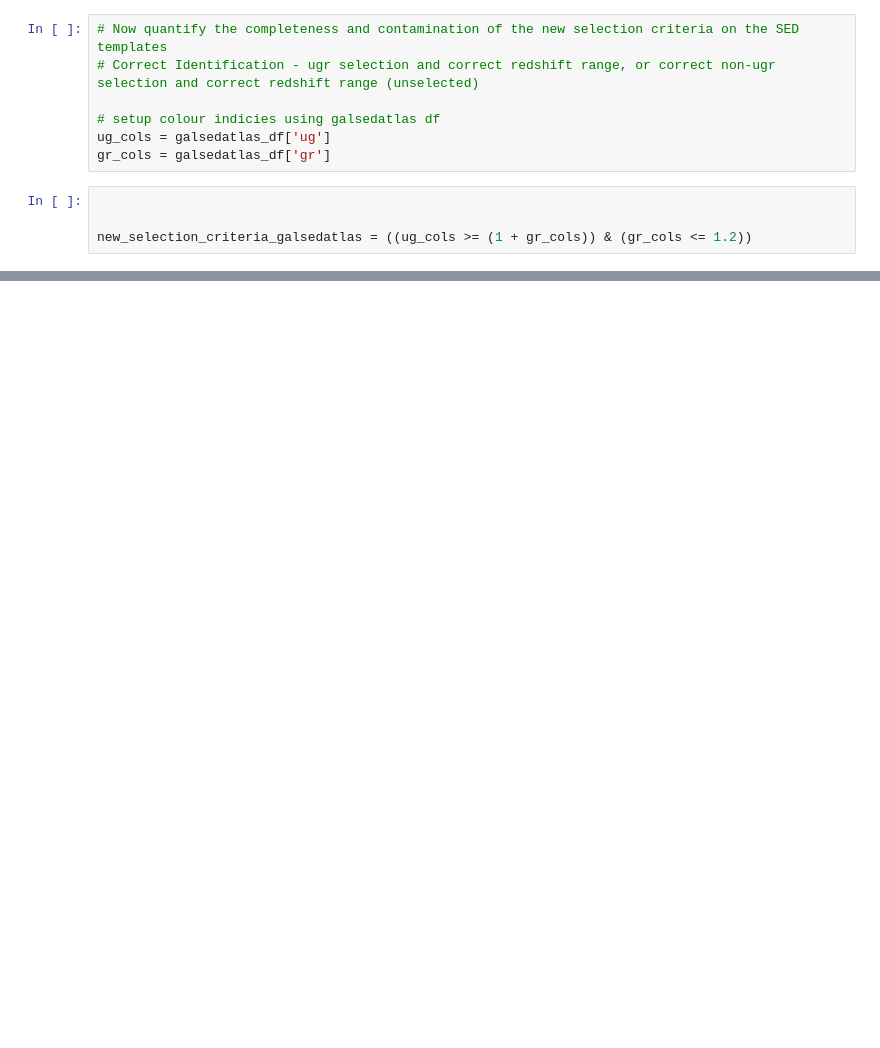
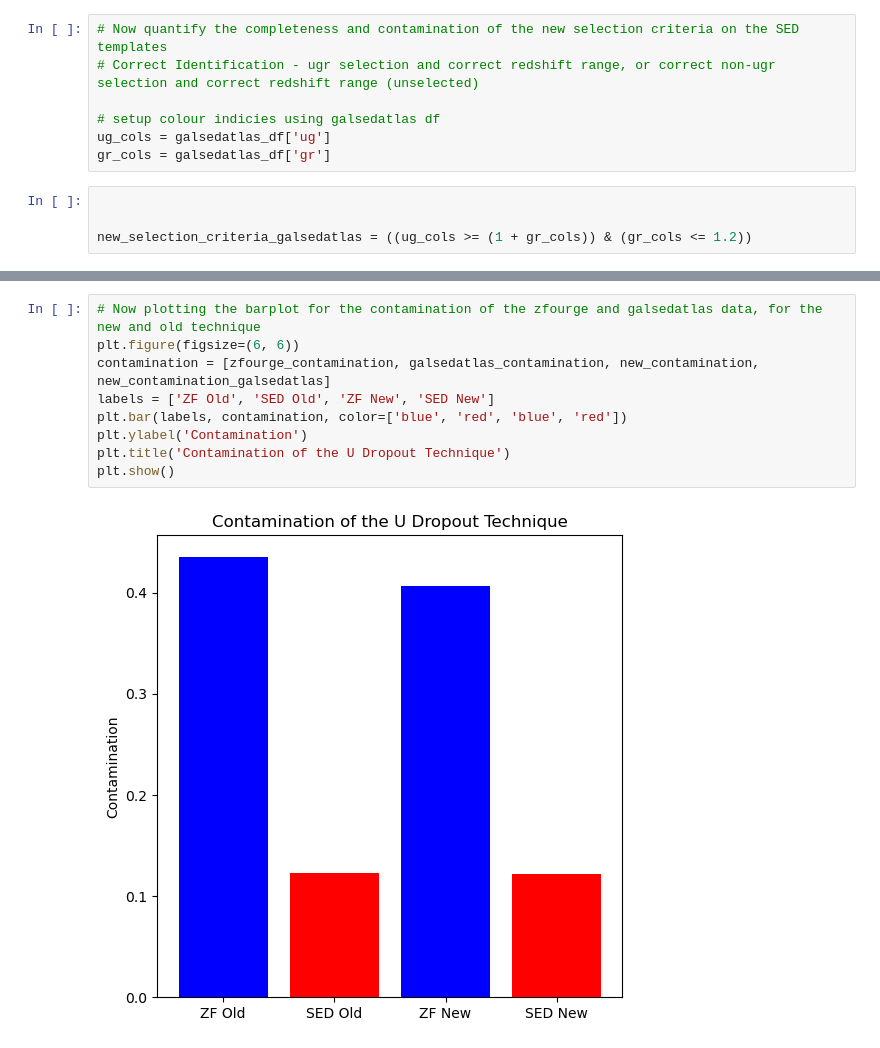
Before and after one commit to mitchellhooymans/LymanBreakActivity, a Jupyter notebook: LymanBreakActivity.ipynb, the cells around one changed output, grey strips where cells are left out. Cells and saved outputs as stored; diff of their text form; blank space fills up the shorter version.

```diff
--- a/LymanBreakActivity.ipynb
+++ b/LymanBreakActivity.ipynb
@@ -1240,0 +1264,11 @@ print(f'New Contamination: {new_contamination_galsedatlas*100}')
+# %%
+# Now plotting the barplot for the contamination of the zfourge and galsedatlas data, for the new and old technique
+plt.figure(figsize=(6, 6))
+contamination = [zfourge_contamination, galsedatlas_contamination, new_contamination, new_contamination_galsedatlas]
+labels = ['ZF Old', 'SED Old', 'ZF New', 'SED New']
+plt.bar(labels, contamination, color=['blue', 'red', 'blue', 'red'])
+plt.ylabel('Contamination')
+plt.title('Contamination of the U Dropout Technique')
+plt.show()
+# %% [output]
+[figure, added]
```
Also changed, not shown: parts of 33 cells of this notebook.
